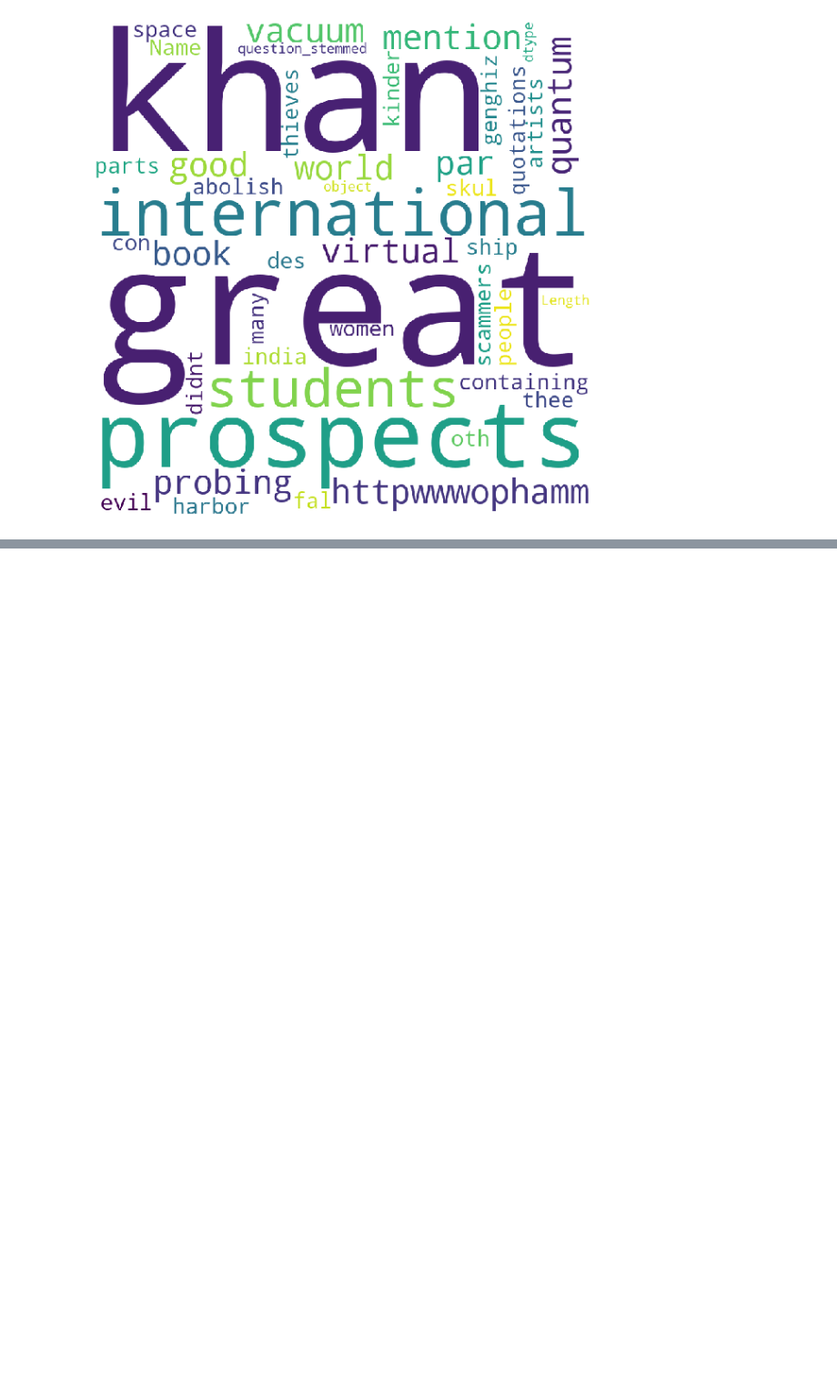
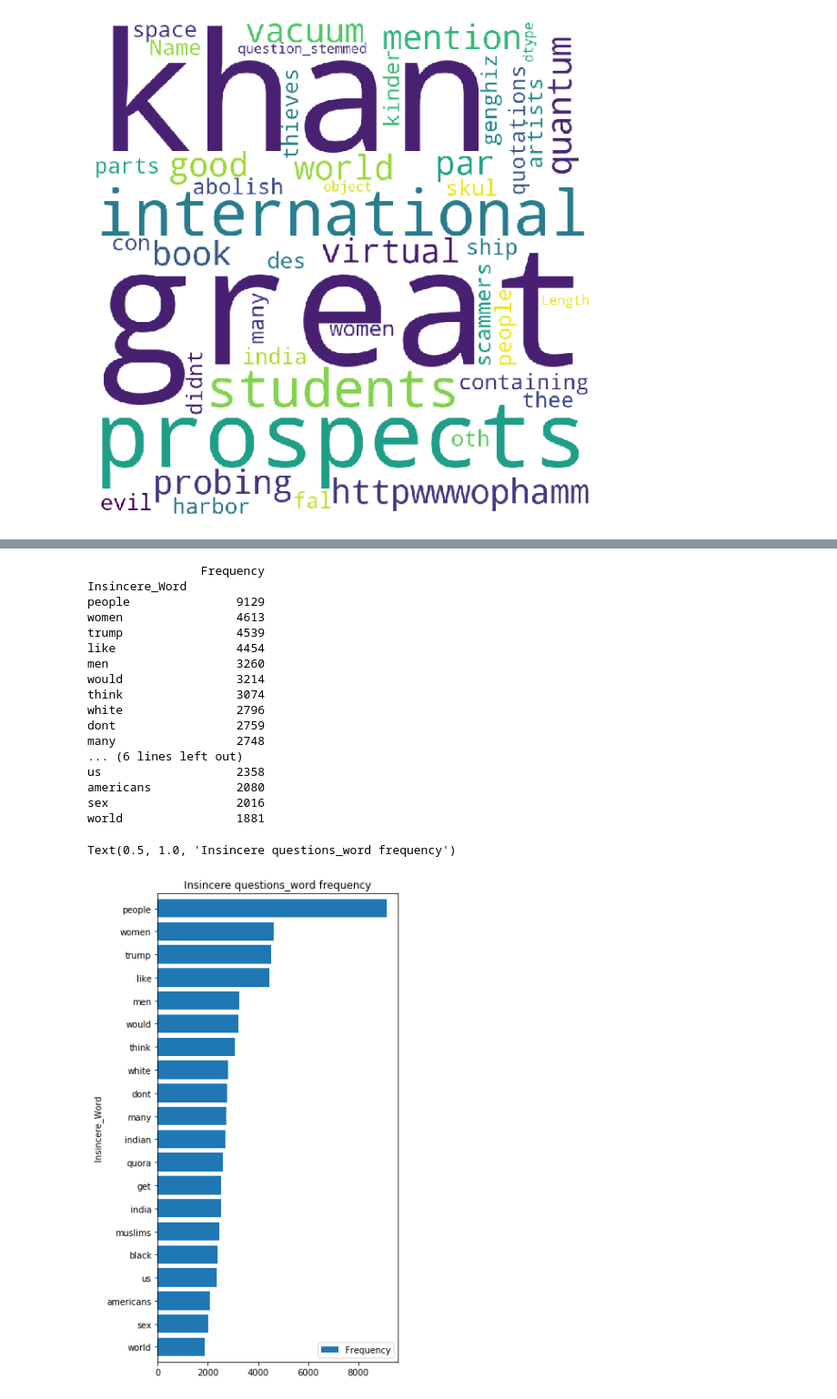
Before and after one commit to shalin4788/Springboard-Do-not-refer-, a Jupyter notebook: Capstone Two/EDA_Quora Insincere Capstone Data.ipynb, the cells around one changed output, grey strips where cells are left out. Shown at 91% size. Drawn from its saved outputs; the diff is of its cells as text; code cells hidden in the pictures; blank space fills up the shorter version.

```diff
--- a/Capstone Two/EDA_Quora Insincere Capstone Data.ipynb
+++ b/Capstone Two/EDA_Quora Insincere Capstone Data.ipynb
@@ -288,0 +333,33 @@ plot_wordcloud(df["question_stemmed"], title="Word Cloud of Questions")
+# %%
+words_insincere = (df_insincere.question_stemmed
+           .str.cat(sep=' ')
+           .split())
+
+# generate DF out of Counter
+rslt_insincere = pd.DataFrame(Counter(words_insincere).most_common(20),
+                    columns=['Insincere_Word', 'Frequency']).set_index('Insincere_Word').sort_values(by=['Frequency'], ascending=True)
+
+print(rslt_insincere.sort_values(by=['Frequency'], ascending=False))
+# plot
+rslt_insincere.plot.barh(rot=0, figsize=(5,10), width=0.8)
+plt.title('Insincere questions_word frequency')
+# %% [output]
+                Frequency
+Insincere_Word
+people               9129
+women                4613
+trump                4539
+like                 4454
+men                  3260
+would                3214
+think                3074
+white                2796
+dont                 2759
+many                 2748
+... (6 lines left out)
+us                   2358
+americans            2080
+sex                  2016
+world                1881
+Text(0.5, 1.0, 'Insincere questions_word frequency')
+[figure, added]
```
Also changed, not shown: parts of 3 cells of this notebook.
